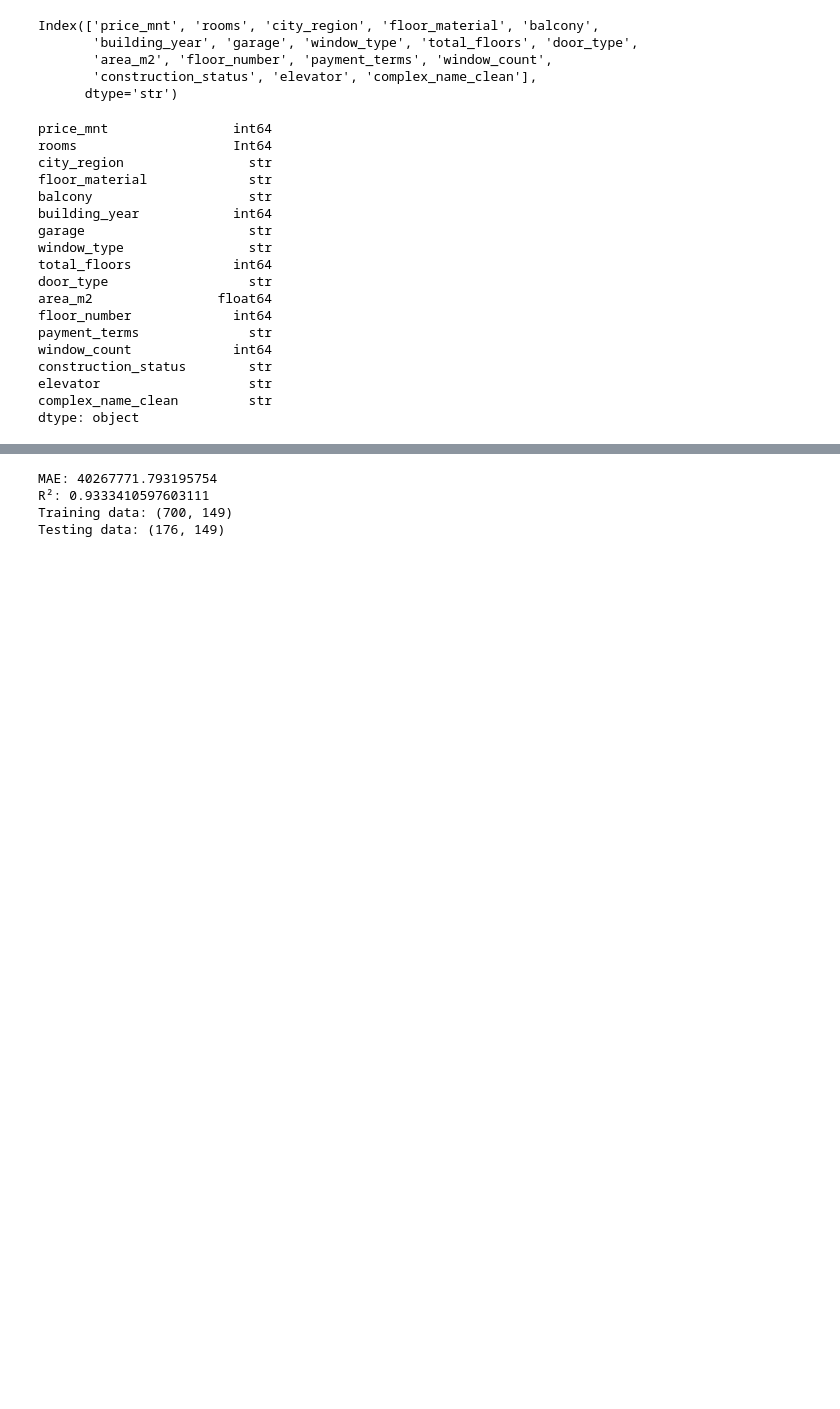
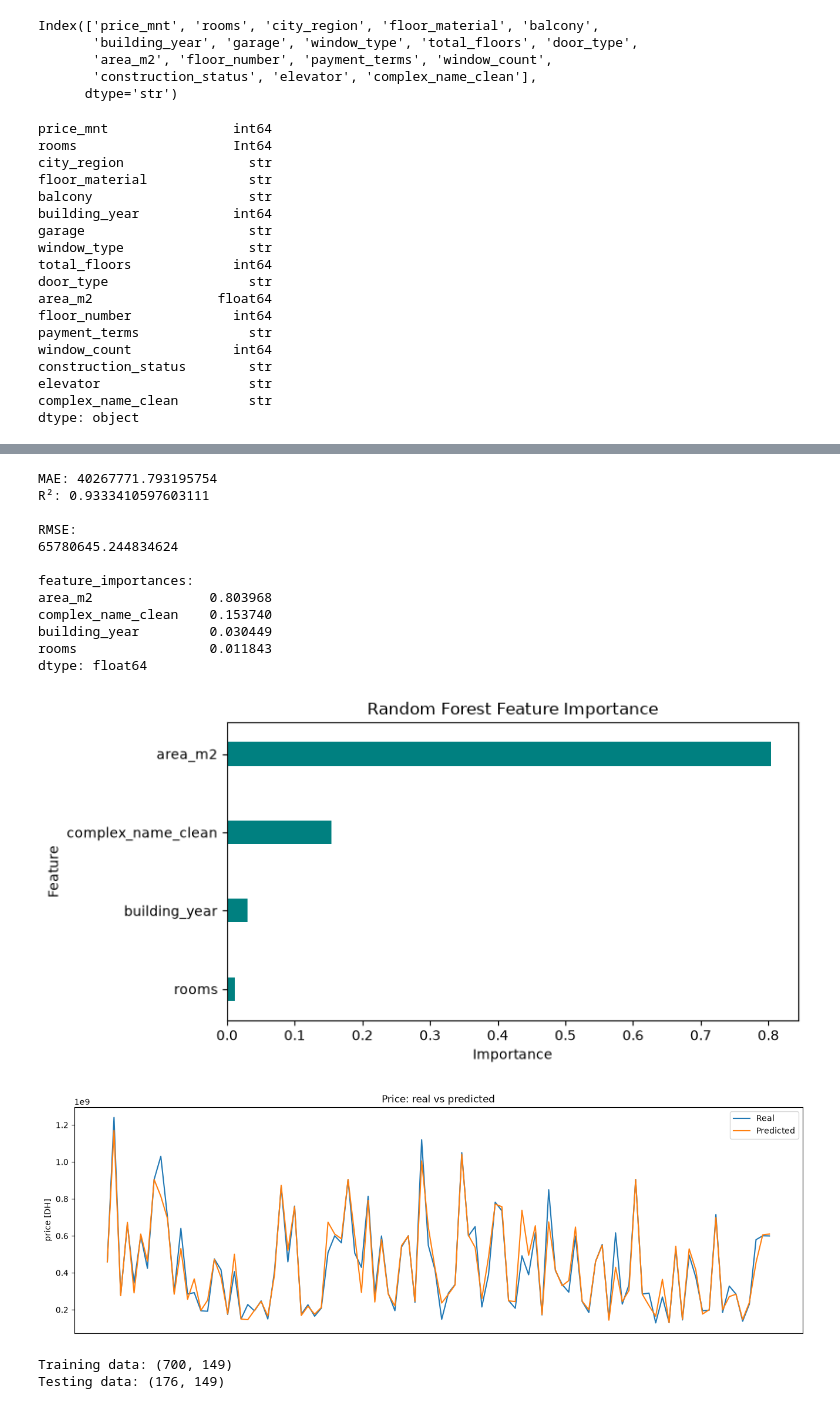
Before and after one commit to 2026328-Dashzeveg-Purevtogtokh/Machine-Learning-Sep26, a Jupyter notebook: CA1-ML-Apartment-Price-Prediction/notebooks/2026328_Machine_Learning_CA1_V1.ipynb, the cells around one changed output, grey strips where cells are left out. Saved outputs shown, nothing was run; the diff lists cells and outputs as text; code cells hidden in the pictures; blank space fills up the shorter version.

Commit message:
Add Random Forest price predictions for new apartment data

```diff
--- a/CA1-ML-Apartment-Price-Prediction/notebooks/2026328_Machine_Learning_CA1_V1.ipynb
+++ b/CA1-ML-Apartment-Price-Prediction/notebooks/2026328_Machine_Learning_CA1_V1.ipynb
@@ -1387,22 +1427,36 @@ dtype: object
 # %%
 from sklearn.model_selection import train_test_split
 
 Y = df_clean["price_mnt"]
 
 X = df_clean[["rooms", "building_year", "area_m2", "complex_name_clean"]].copy()
 
 # Convert text categories into numeric dummy columns.
 X = pd.get_dummies(X, dtype=int)
 
-X_train, X_test, Y_train, Y_test = train_test_split(X, Y, test_size=0.20, random_state=42)
+X_train, X_test, Y_train, Y_test = train_test_split(
+    X, Y, test_size=0.20, random_state=42
+)
 
 gbr = train(X_train, Y_train, X_test, Y_test)
 
 print("Training data:", X_train.shape)
 print("Testing data:", X_test.shape)
 # %% [output]
 [figure]
 MAE: 40267771.793195754
 R²: 0.9333410597603111
-Training data: (700, 149)
-Testing data: (176, 149)
+
+RMSE:
+65780645.244834624
+
+feature_importances:
+area_m2               0.803968
+complex_name_clean    0.153740
+building_year         0.030449
+rooms                 0.011843
+dtype: float64
+[figure, added]
+[figure, added]
+Training data: (700, 149)
+Testing data: (176, 149)
```
Also changed, not shown: parts of 3 cells of this notebook.
